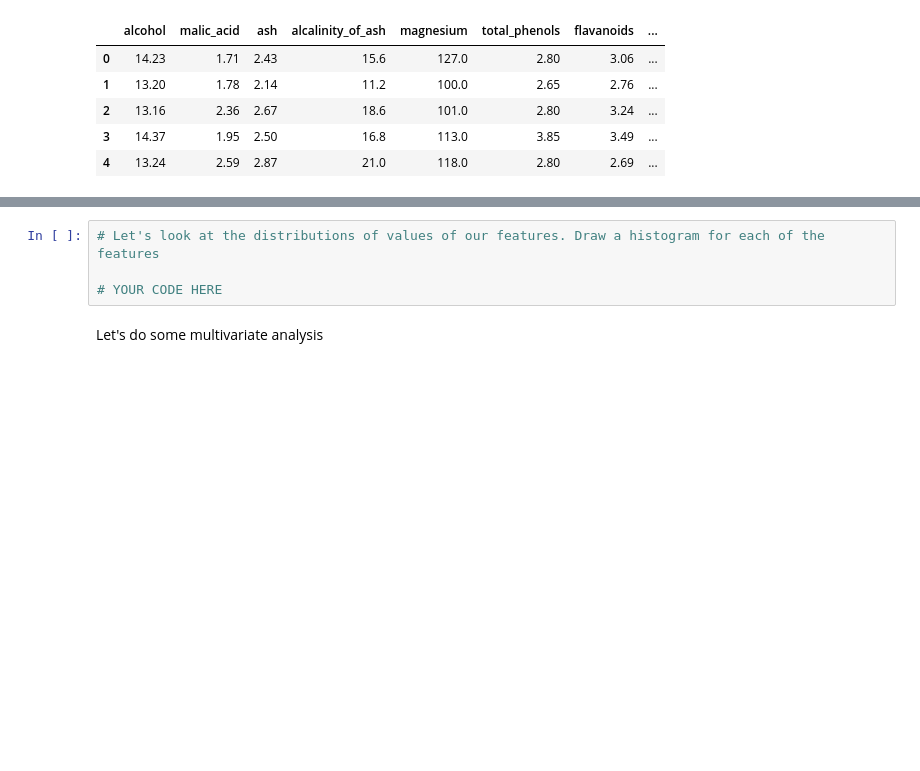
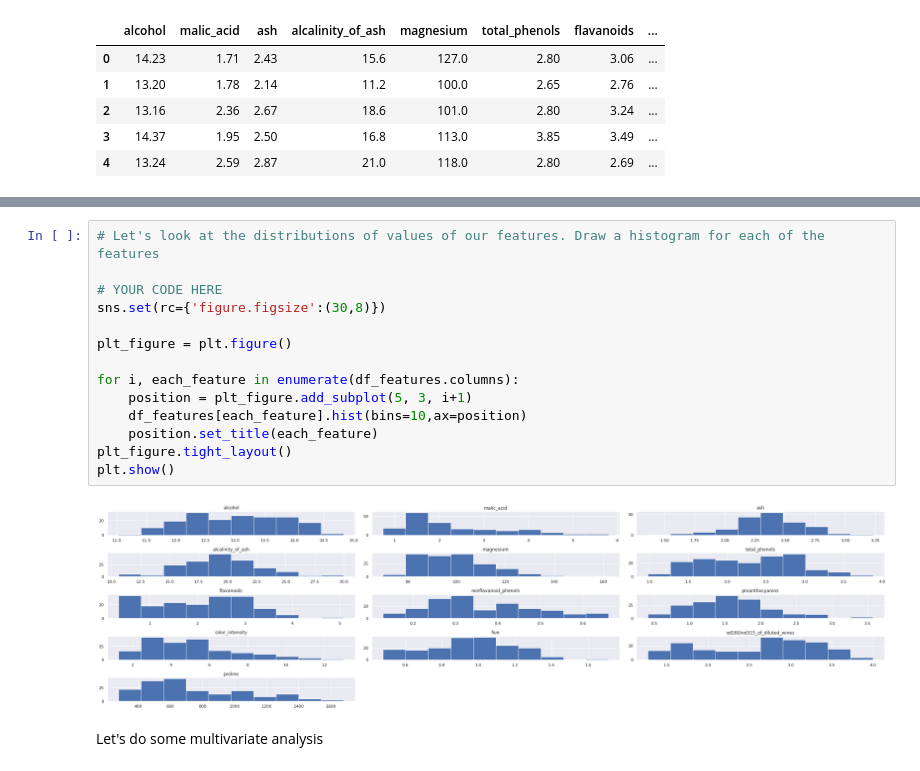
Before and after one commit to prishilevant/ce888, a Jupyter notebook: lab5/lab_exploration.ipynb, the cells around one changed output, grey strips where cells are left out. Saved outputs shown, nothing was run; the diff lists cells and outputs as text; blank space fills up the shorter version.

```diff
--- a/lab5/lab_exploration.ipynb
+++ b/lab5/lab_exploration.ipynb
@@ -55,7 +78,19 @@ number of samples: 178 number of features: 13
 # %%
 # Let's look at the distributions of values of our features. Draw a histogram for each of the features
 
 # YOUR CODE HERE
+sns.set(rc={'figure.figsize':(30,8)})
+
+plt_figure = plt.figure()
+
+for i, each_feature in enumerate(df_features.columns):
+    position = plt_figure.add_subplot(5, 3, i+1)
+    df_features[each_feature].hist(bins=10,ax=position)
+    position.set_title(each_feature)
+plt_figure.tight_layout()
+plt.show()
+# %% [output]
+[figure, added]
 # %% [markdown]
 Let's do some multivariate analysis
 # %%
```
Also changed, not shown: parts of 20 cells of this notebook.
